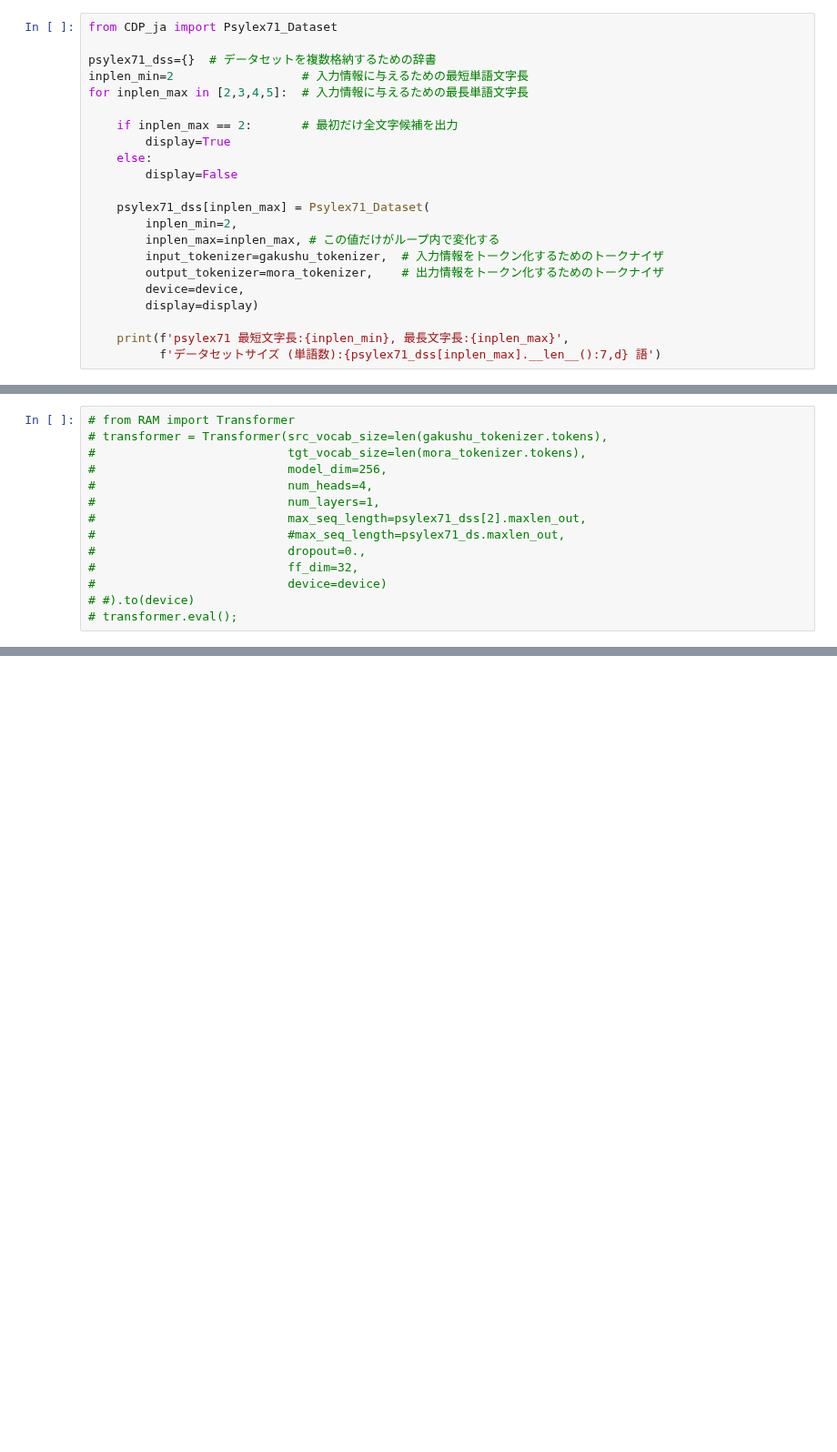
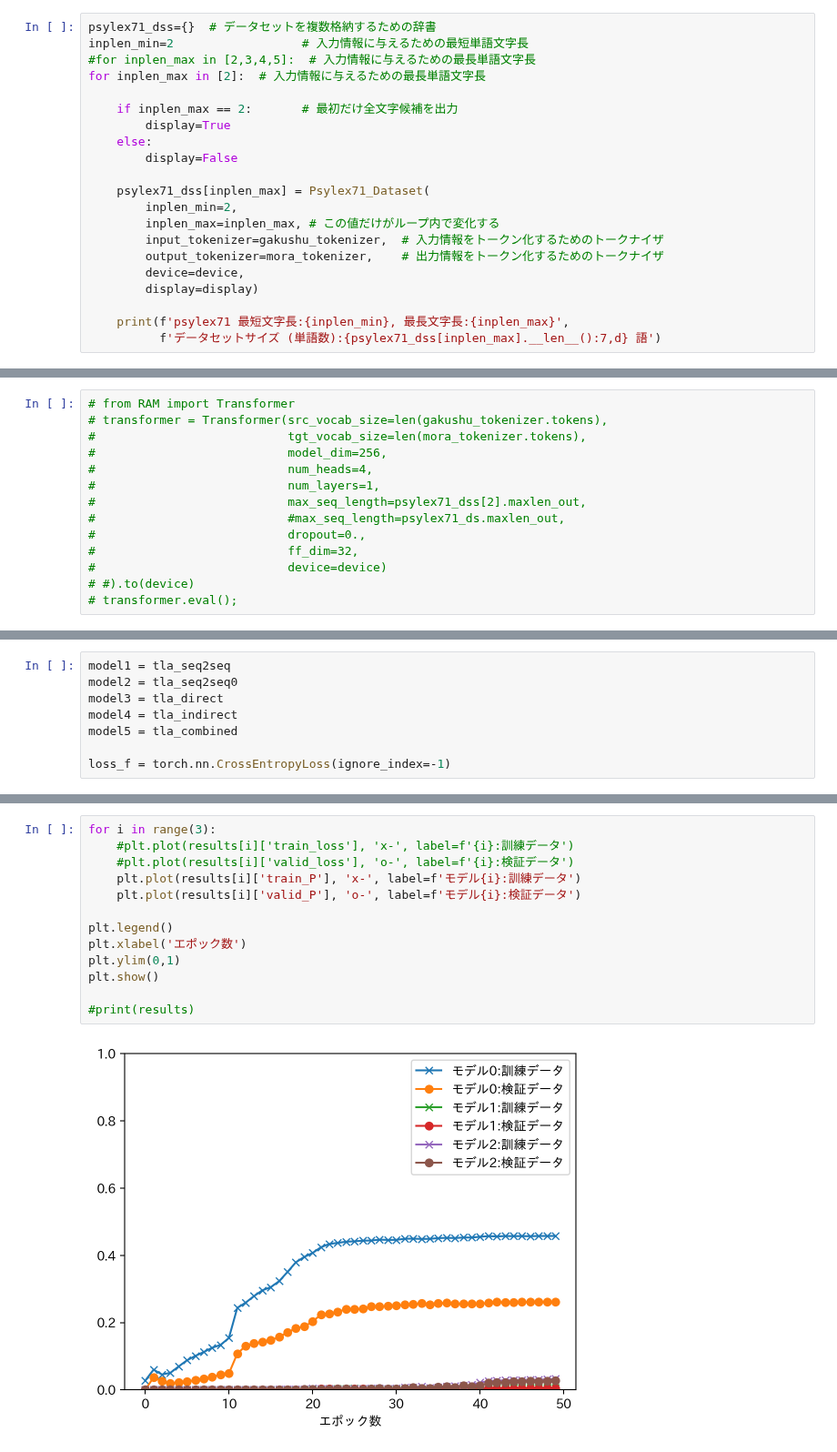
Before and after one commit to ShinAsakawa/ShinAsakawa.github.io, a Jupyter notebook: 2025notebooks/2025_0713CDP+ja.ipynb, the cells around one changed output, grey strips where cells are left out. Shown at 91% size. Saved outputs shown, nothing was run; the diff lists cells and outputs as text; blank space fills up the shorter version.

```diff
--- a/2025notebooks/2025_0713CDP+ja.ipynb
+++ b/2025notebooks/2025_0713CDP+ja.ipynb
@@ -86,11 +122,10 @@ joyo_tokenizer = joyo_Tokenizer()
 # %% [markdown]
 # 1. NTT 日本語語彙特性 単語頻度データ psylex71 データセットの定義
 # %%
-from CDP_ja import Psylex71_Dataset
-
 psylex71_dss={}  # データセットを複数格納するための辞書
 inplen_min=2                  # 入力情報に与えるための最短単語文字長
-for inplen_max in [2,3,4,5]:  # 入力情報に与えるための最長単語文字長
+#for inplen_max in [2,3,4,5]:  # 入力情報に与えるための最長単語文字長
+for inplen_max in [2]:  # 入力情報に与えるための最長単語文字長
 
     if inplen_max == 2:       # 最初だけ全文字候補を出力
         display=True
@@ -482,0 +488,8 @@ print(results)
+# %%
+model1 = tla_seq2seq
+model2 = tla_seq2seq0
+model3 = tla_direct
+model4 = tla_indirect
+model5 = tla_combined
+
+loss_f = torch.nn.CrossEntropyLoss(ignore_index=-1)
@@ -482,0 +598,15 @@ print(results)
+# %%
+for i in range(3):
+    #plt.plot(results[i]['train_loss'], 'x-', label=f'{i}:訓練データ')
+    #plt.plot(results[i]['valid_loss'], 'o-', label=f'{i}:検証データ')
+    plt.plot(results[i]['train_P'], 'x-', label=f'モデル{i}:訓練データ')
+    plt.plot(results[i]['valid_P'], 'o-', label=f'モデル{i}:検証データ')
+
+plt.legend()
+plt.xlabel('エポック数')
+plt.ylim(0,1)
+plt.show()
+
+#print(results)
+# %% [output]
+[figure, added]
```
Also changed, not shown: parts of 61 cells of this notebook.
